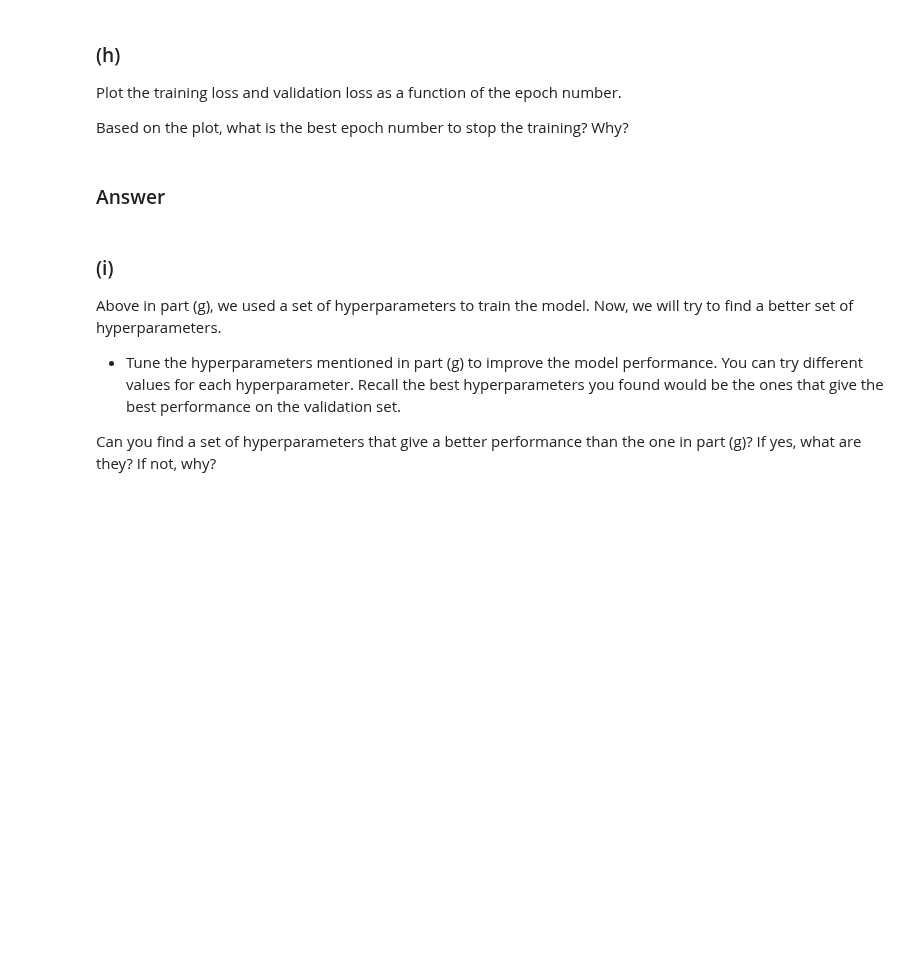
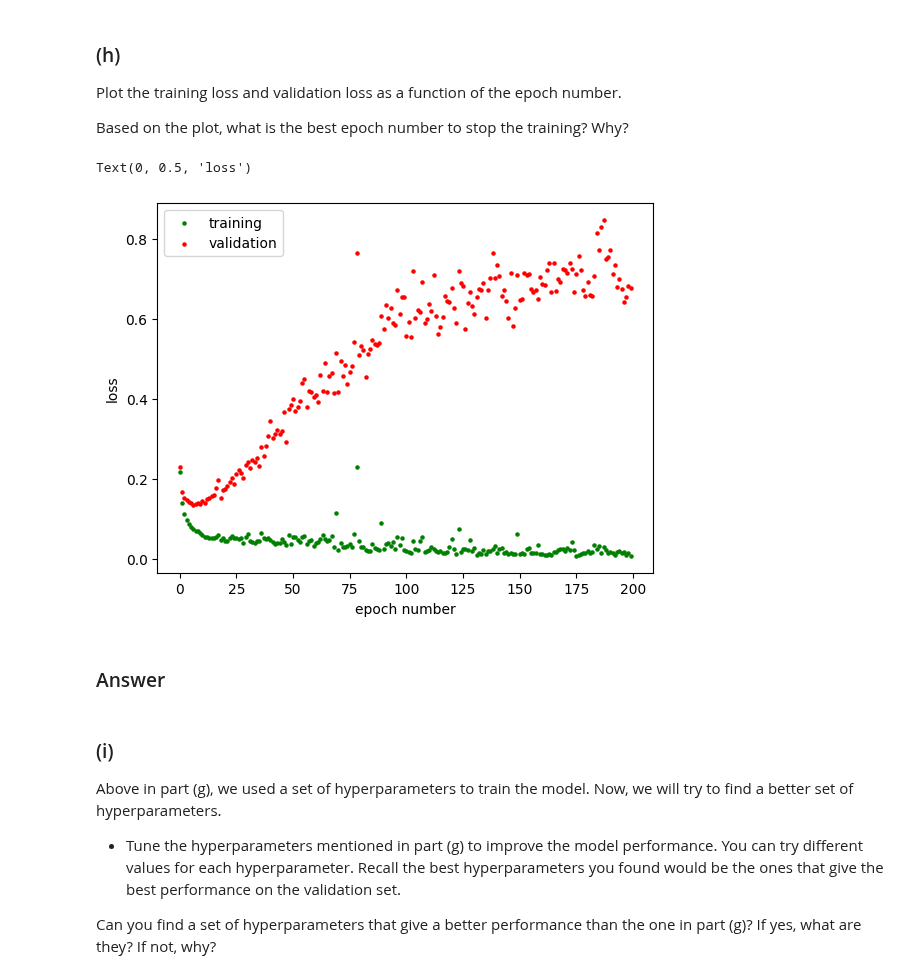
Before and after one commit to tieuandpepper/CHEE6397_HWs, a Jupyter notebook: HW4/hw4-Kevin_Tieu-1902070.ipynb, the cells around one changed output. Drawn from its saved outputs; the diff is of its cells as text; code cells hidden in the pictures; blank space fills up the shorter version.

```diff
--- a/HW4/hw4-Kevin_Tieu-1902070.ipynb
+++ b/HW4/hw4-Kevin_Tieu-1902070.ipynb
@@ -68,3 +98,10 @@ Hint:
 - you might want to set the random seed to a fixed value for reproducibility.
 # %% [markdown]
 ### Answer
+# %%
+from sklearn.model_selection import train_test_split
+X_train, X_remain, y_train, y_remain = train_test_split(X,y,train_size = 0.8, random_state = 20)
+X_val, X_test, y_val, y_test = train_test_split(X_remain, y_remain, test_size = 0.5, random_state = 20)
+print("Training set:\n\tfeatures: {} \n\ttarget: {}".format(X_train.shape,y_train.shape))
+print("Validation set:\n\tfeatures: {} \n\ttarget: {}".format(X_val.shape,y_val.shape))
+print("Test set:\n\tfeatures: {} \n\ttarget: {}".format(X_test.shape,y_test.shape))
@@ -102,6 +149,14 @@ class ReactionDataset(Dataset):
         return self.X[idx], self.y[idx]
 # %% [markdown]
 ### Answer
+# %%
+from torch.utils.data import DataLoader
+train_data = ReactionDataset(X_train, y_train)
+test_data = ReactionDataset(X_test, y_test)
+val_data = ReactionDataset(X_val, y_val)
+train_loader = DataLoader(train_data)
+val_loader = DataLoader(val_data)
+test_loader = DataLoader(test_data)
 # %% [markdown]
 ### (e)
 
@@ -188,0 +279,16 @@ def train_multiple_epochs(model,  optimizer, loss_fn, train_loader, X_train, y_t
+# %%
+import torch.optim as optim
+
+input_node = 128
+output_node = 8
+hidden1 = 10
+hidden2 = 10
+l_rate = 0.001
+batch_size = 32
+epoch_num = 200
+
+my_model = MyTwoLayerMLP(input_node, hidden1, hidden2, output_node)
+loss_func = nn.CrossEntropyLoss()
+optimizer = optim.Adam(my_model.parameters(), lr = l_rate)
+train_loss, val_Loss = train_multiple_epochs(my_model, optimizer, loss_func, train_loader, X_train, y_train, X_val, y_val, 200)
+torch.manual_seed(13)
@@ -192,6 +317,16 @@ def train_multiple_epochs(model,  optimizer, loss_fn, train_loader, X_train, y_t
 Plot the training loss and validation loss as a function of the epoch number.
 
 Based on the plot, what is the best epoch number to stop the training? Why?
+# %%
+fig, ax = plt.subplots()
+ax.scatter(list(range(epoch_num)), train_loss, s = 5, c = 'green', label = 'training')
+ax.scatter(list(range(epoch_num)), val_Loss, s = 5, c = 'red', label = 'validation')
+ax.legend()
+ax.set_xlabel("epoch number")
+ax.set_ylabel("loss")
+# %% [output]
+Text(0, 0.5, 'loss')
+[figure, added]
 # %% [markdown]
 ### Answer
 # %% [markdown]
```
Also changed, not shown: parts of 14 cells of this notebook, 1 other file.
